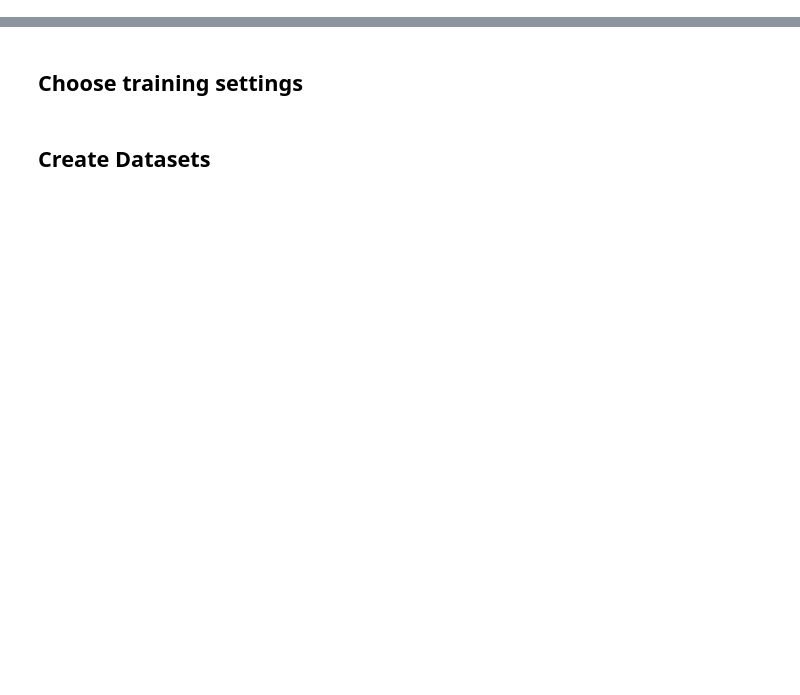
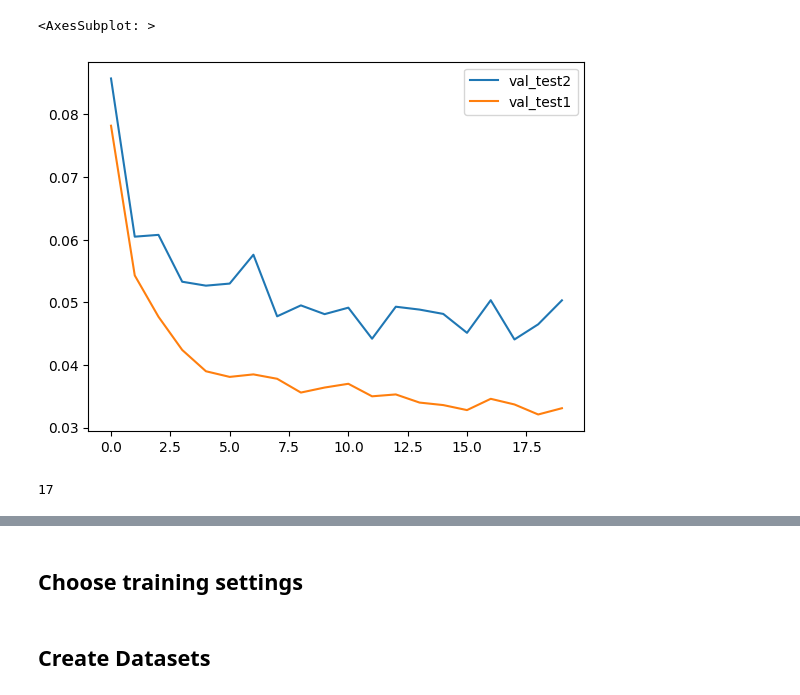
Before and after one commit to moritzwassmer/APPRAS_e2e_imitation, a Jupyter notebook: models/resnet_baseline/notebooks/run_model_trainer.ipynb, the cells around one changed output, grey strips where cells are left out. Cells and saved outputs as stored; diff of their text form; code cells hidden in the pictures; blank space fills up the shorter version.

```diff
--- a/models/resnet_baseline/notebooks/run_model_trainer.ipynb
+++ b/models/resnet_baseline/notebooks/run_model_trainer.ipynb
@@ -23,3 +23,34 @@ from models.resnet_baseline.architectures_v3 import Resnet_Baseline_V3, Resnet_B
 from models.resnet_baseline.architectures_v5 import Resnet_Baseline_V5
 from models.resnet_lidar.lidar_v1 import Resnet_Lidar_V1, Resnet_Lidar_V1_Dropout, Resnet_Lidar_V1_Dropout_2
 from models.model_trainer import ModelTrainer
+# %%
+loss_test1 = [0.0782,
+0.0543,
+0.0477,
+0.0424,
+0.0390,
+0.0381,
+0.0385,
+0.0378,
+0.0356,
+0.0364,
+0.0370,
+0.0350,
+0.0353,
+0.0340,
+0.0336,
+0.0328,
+0.0346,
+0.0337,
+0.0321,
+0.0331]
+# %%
+df_per_stats = pd.read_csv("/Users/julianvonklitzing/Documents/GitHub/end2endappras/models/resnet_baseline/notebooks/experiment_files/2023_02_26_10_43/stats/stats_performance.csv")
+# %%
+df_per_stats = df_per_stats[df_per_stats.columns[-3:]].sum(axis=1).to_frame("val_test2")
+df_per_stats["val_test1"] = loss_test1
+# %%
+df_per_stats.plot()
+# %% [output]
+<AxesSubplot: >
+[figure, added]
@@ -25,0 +59,4 @@ from models.model_trainer import ModelTrainer
+# %%
+df_per_stats_weighted.sum(axis=1).argmin()
+# %% [output]
+17
```
Also changed, not shown: parts of 12 cells of this notebook.
